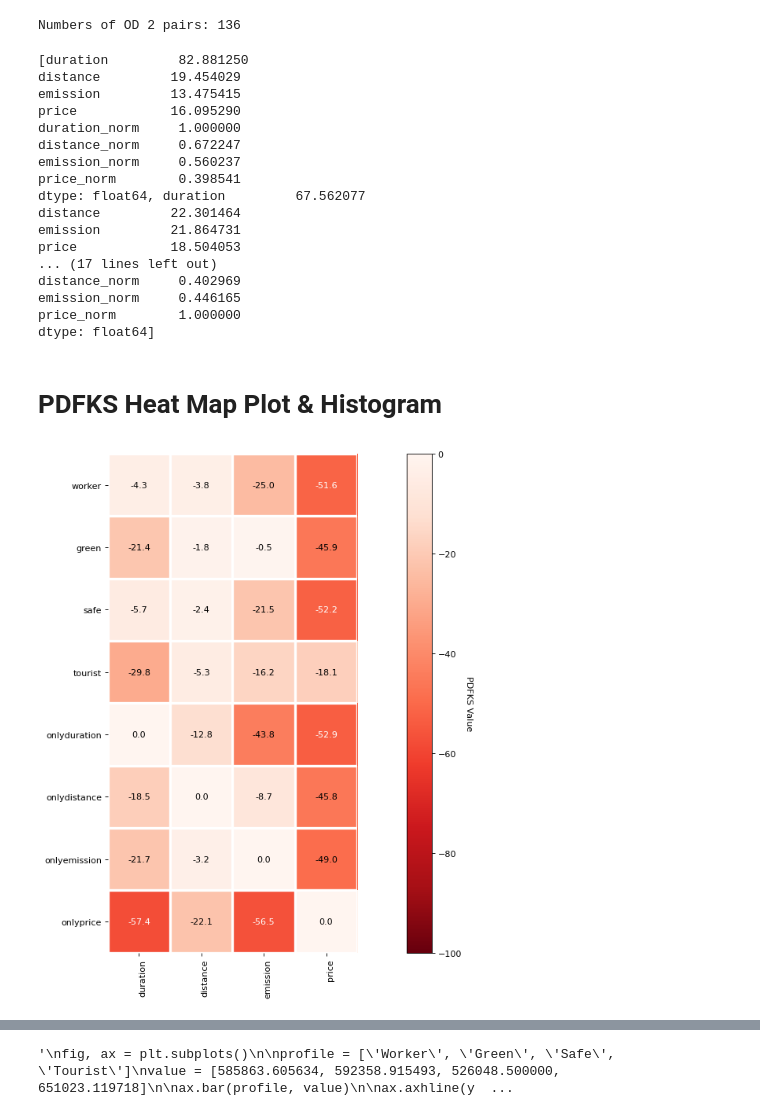
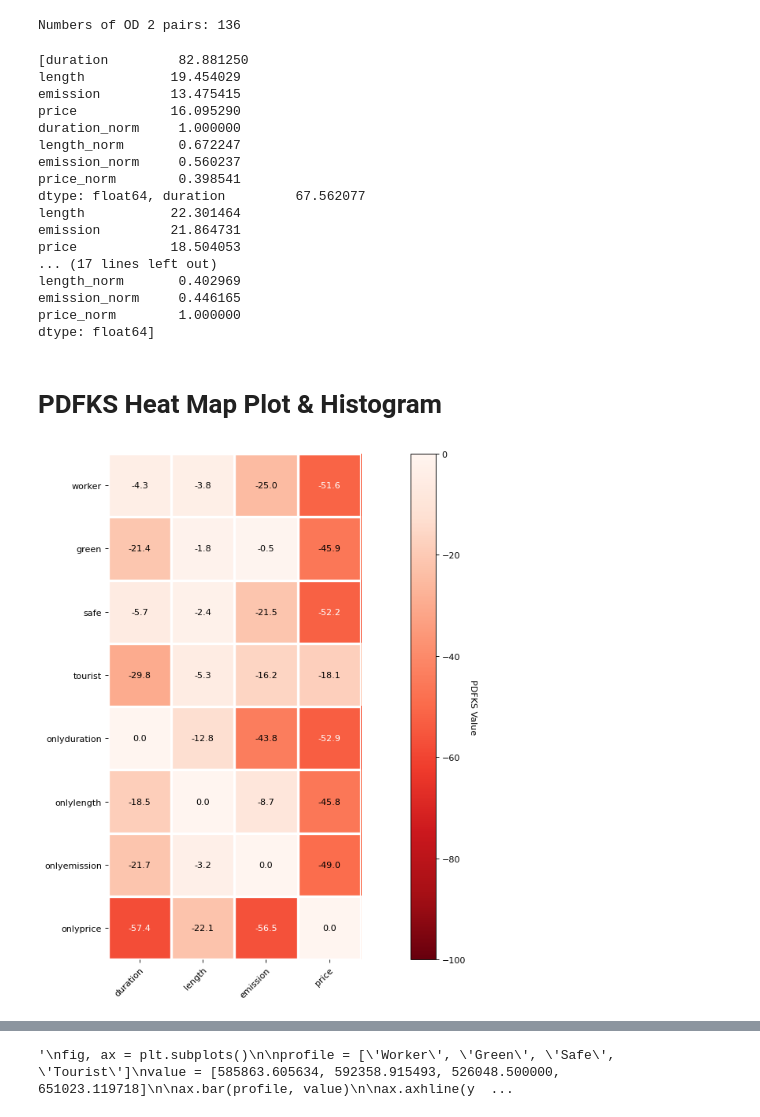
Before and after one commit to CamiloHMS/london_routing, a Jupyter notebook: route_eval.ipynb, the cells around one changed output, grey strips where cells are left out. Drawn from its saved outputs; the diff is of its cells as text; code cells hidden in the pictures.

Commit message:
fix: duration to length

```diff
--- a/route_eval.ipynb
+++ b/route_eval.ipynb
@@ -101,7 +101,7 @@ print("Numbers of OD 2 pairs:",len(dfs))
 # %% [output]
 Numbers of OD 2 pairs: 136
 # %%
-columns = ['index','duration_norm', 'distance_norm', 'emission_norm', 'price_norm']
+columns = ['index','duration_norm', 'length_norm', 'emission_norm', 'price_norm']
 
 weight_list = [weights_w,weights_g,weights_s,weights_t]
 r = evaluate_all(weight_list,dfs,columns)
@@ -143,9 +143,9 @@ def sum_greedy(dataframe_list,columns,norms):
 
 #norms = ["crimeNorm","accidentNorm","natureNorm","attractionNorm","durationNorm","trafficNorm","lengthNorm","polutionNorm"]
 
-columns = ["duration","distance","emission","price","duration_norm","distance_norm","emission_norm","price_norm"]
+columns = ["duration","length","emission","price","duration_norm","length_norm","emission_norm","price_norm"]
 
-norms = ["duration_norm","distance_norm","emission_norm","price_norm"]
+norms = ["duration_norm","length_norm","emission_norm","price_norm"]
 
 mean = sum_all(id_list,dfs,columns)
 greedy_means = sum_greedy(dfs,columns,norms)
@@ -153,19 +153,19 @@ greedy_means = sum_greedy(dfs,columns,norms)
 print(greedy_means)
 # %% [output]
 [duration         82.881250
-distance         19.454029
+length           19.454029
 emission         13.475415
 price            16.095290
 duration_norm     1.000000
-distance_norm     0.672247
+length_norm       0.672247
 emission_norm     0.560237
 price_norm        0.398541
 dtype: float64, duration         67.562077
-distance         22.301464
+length           22.301464
 emission         21.864731
 price            18.504053
 ... (17 lines left out)
-distance_norm     0.402969
+length_norm       0.402969
 emission_norm     0.446165
 price_norm        1.000000
 dtype: float64]
@@ -201,7 +201,7 @@ def PDFKS(dataframe_list,best_list,sum_name):
 # %%
 #sum_name = ['crimes','accidents','nature','attractions','duration','traffic','length','polution']
 
-sum_name = ["duration","distance","emission","price"]
+sum_name = ["duration","length","emission","price"]
 
 result = PDFKS(mean+greedy_means,greedy_means,sum_name)
 # %% [markdown]
@@ -233,7 +233,7 @@ def heatmap(data, row_labels, col_labels, ax=None,
                    labeltop=False, labelbottom=True)
 
     # Rotate the tick labels and set their alignment.
-    plt.setp(ax.get_xticklabels(), rotation=90, ha="right",
+    plt.setp(ax.get_xticklabels(), rotation=45, ha="right",
              rotation_mode="anchor")
 
     # Turn spines off and create white grid.
@@ -283,26 +283,26 @@ def annotate_heatmap(im, data=None, valfmt="{x:.2f}",
 # %%
 #profiles = ['worker','green','safe','tourist','onlyCrimes','onlyAccidents','onlyNature','onlyAttractions',
 #            'onlyDuration','onlyTraffic','onlyLength','onlyPolution']
 
 #features = ['crimes','accidents','nature','attractions','duration','traffic','length','polution']
 
-profiles = ["worker","green","safe","tourist","onlyduration","onlydistance","onlyemission","onlyprice"]
+profiles = ["worker","green","safe","tourist","onlyduration","onlylength","onlyemission","onlyprice"]
 
-features = ["duration","distance","emission","price"]
+features = ["duration","length","emission","price"]
 
 result_np = np.array(result)
 
 fig, ax = plt.subplots(figsize=(16,9),dpi=80)
 
 im, cbar = heatmap(result_np, profiles, features, ax=ax,
                    cmap="Reds_r", cbarlabel="PDFKS Value",vmin=-100, vmax=0)
 texts = annotate_heatmap(im, valfmt="{x:.1f}")
 
 fig.tight_layout()
 plt.savefig("results/plots/heatmap.pdf",bbox_inches="tight")
 plt.show()
 # %% [output]
-[figure, old version]
+[figure, new version]
 # %%
 result_sum = []
 for i in result:
```
Also changed, not shown: parts of 1 cell of this notebook, 29 other files.
